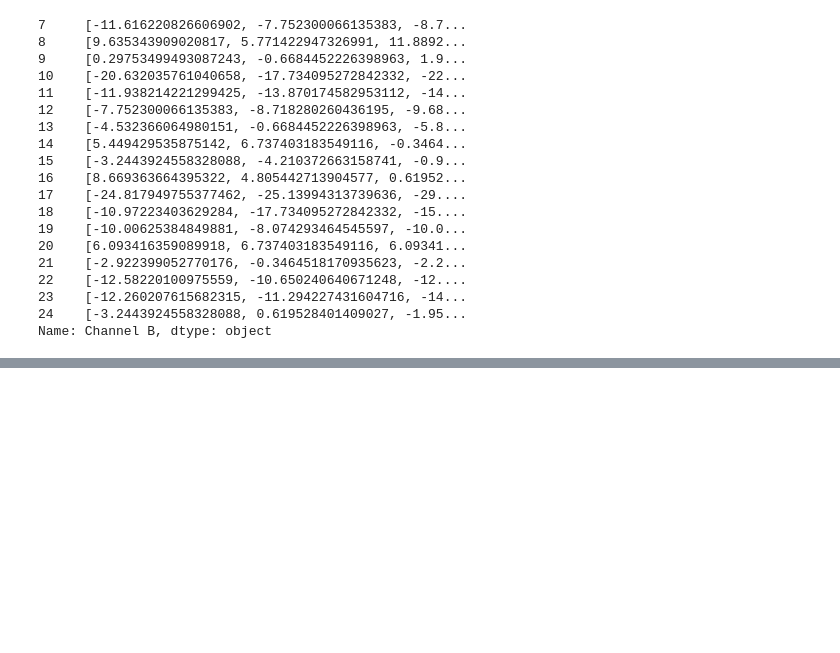
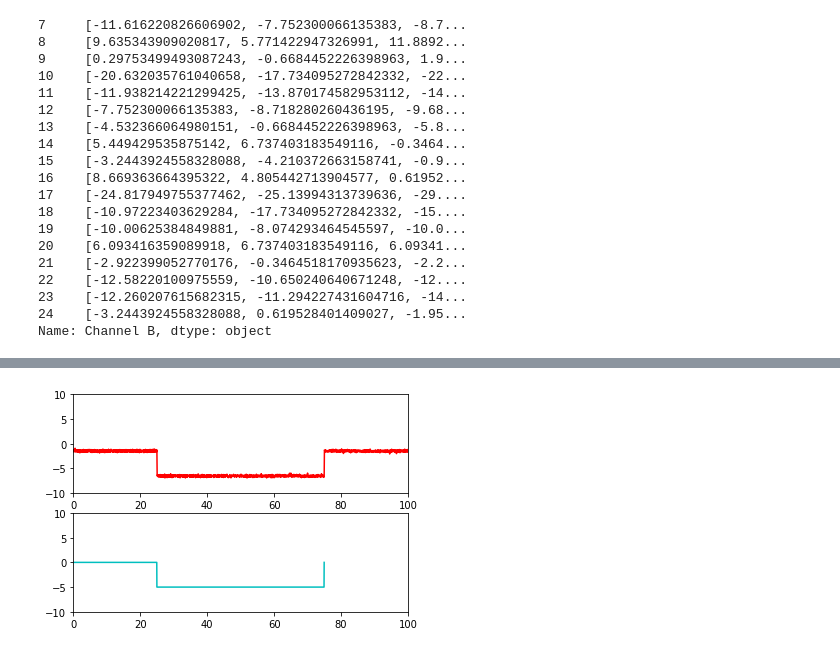
Before and after one commit to opavon/PAG_ephys_analysis, a Jupyter notebook: loose_seal/testpulse_Rseal_develop.ipynb, the cells around one changed output, grey strips where cells are left out. Cells and saved outputs as stored; diff of their text form; code cells hidden in the pictures; blank space fills up the shorter version.

```diff
--- a/loose_seal/testpulse_Rseal_develop.ipynb
+++ b/loose_seal/testpulse_Rseal_develop.ipynb
@@ -219,0 +209,17 @@ def parse_TTL_edges(TTL, edgeType):
+# %%
+# Now plot the sweeps but converting sampling rate to miliseconds
+sweep_IA = np.array(channels_data_frame.at['Channel A', '7'])
+sweep_OA = np.array(channels_data_frame.at['Output A', '7'])
+real_time_IA = np.arange(len(sweep_IA))*dt
+real_time_OA = np.arange(len(sweep_OA))*dt
+
+plt.figure(1)
+plt.subplot(211)
+plt.plot(real_time_IA, sweep_IA, 'r')
+plt.axis([0, 100, -10, 10])
+plt.subplot(212)
+plt.plot(real_time_OA, sweep_OA, 'c')
+plt.axis([0, 100, -10, 10])
+plt.show()
+# %% [output]
+[figure, added]
```
Also changed, not shown: parts of 19 cells of this notebook, 1 other file.
